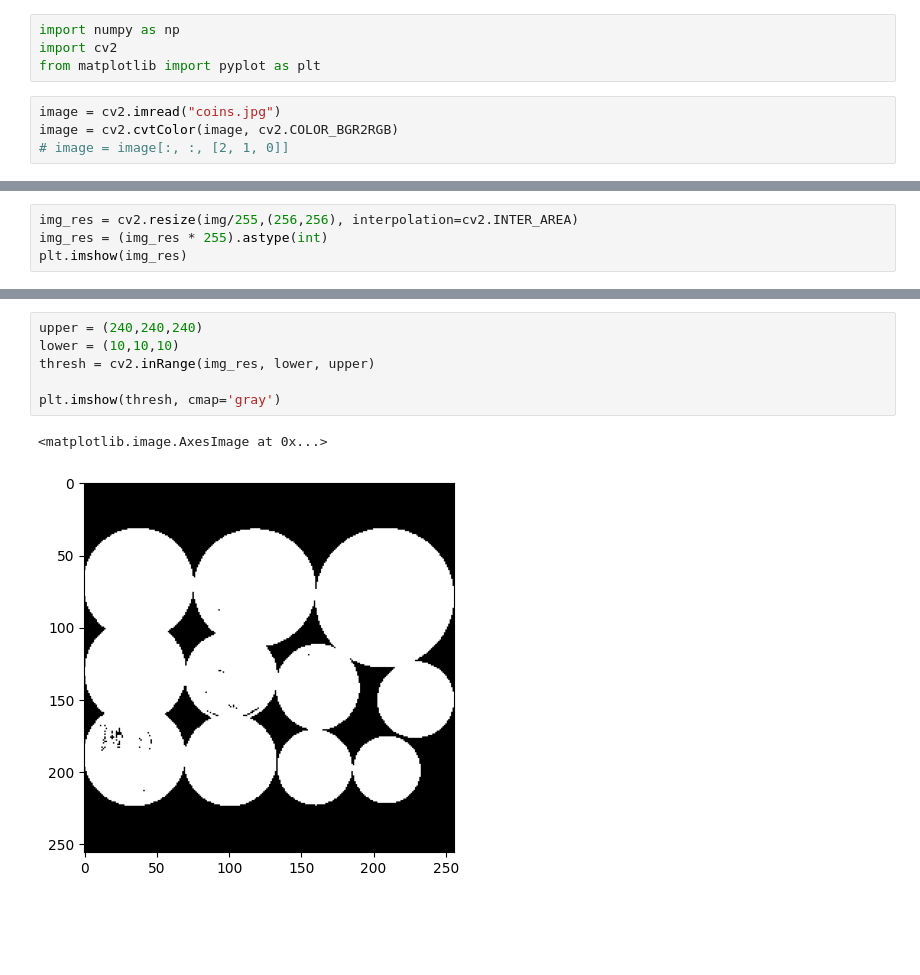
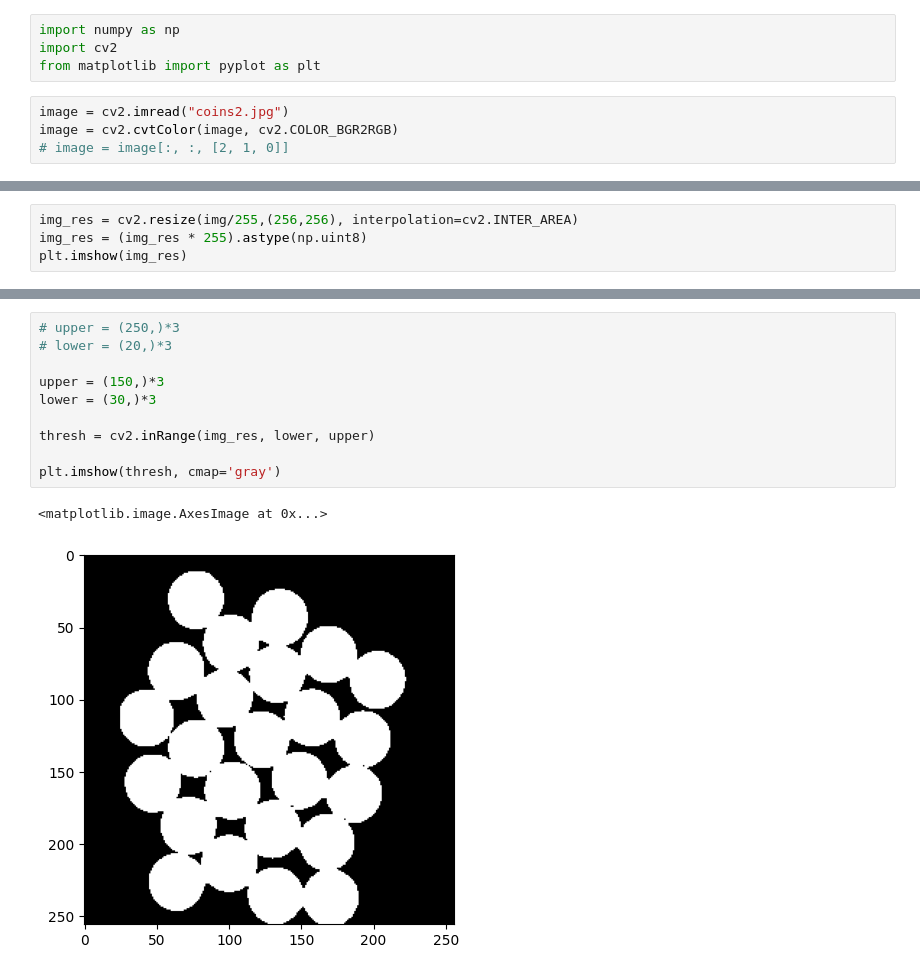
Before and after one commit to Dezzelshipc/CompMath, a Jupyter notebook: sem7-ai-systems/lab1/lab1.ipynb, the cells around one changed output, grey strips where cells are left out. Cells and saved outputs as stored; diff of their text form; blank space fills up the shorter version.

```diff
--- a/sem7-ai-systems/lab1/lab1.ipynb
+++ b/sem7-ai-systems/lab1/lab1.ipynb
@@ -3,7 +3,7 @@ import numpy as np
 import cv2
 from matplotlib import pyplot as plt
 # %%
-image = cv2.imread("coins.jpg")
+image = cv2.imread("coins2.jpg")
 image = cv2.cvtColor(image, cv2.COLOR_BGR2RGB)
 # image = image[:, :, [2, 1, 0]]
 # %%
@@ -28,6 +28,6 @@ plt.imshow(img)
 # %%
 img_res = cv2.resize(img/255,(256,256), interpolation=cv2.INTER_AREA)
-img_res = (img_res * 255).astype(int)
+img_res = (img_res * 255).astype(np.uint8)
 plt.imshow(img_res)
 # %% [output]
 <matplotlib.image.AxesImage at 0x...>
@@ -35,12 +35,16 @@ plt.imshow(img_res)
 # %%
-upper = (240,240,240)
-lower = (10,10,10)
+# upper = (250,)*3
+# lower = (20,)*3
+
+upper = (150,)*3
+lower = (30,)*3
+
 thresh = cv2.inRange(img_res, lower, upper)
 
 plt.imshow(thresh, cmap='gray')
 # %% [output]
 <matplotlib.image.AxesImage at 0x...>
-[figure, old version]
+[figure, new version]
 # %%
 contours = cv2.findContours(thresh , cv2.RETR_EXTERNAL, cv2.CHAIN_APPROX_SIMPLE)
 contours = contours[0] if len(contours) == 2 else contours[1]
```
Also changed, not shown: parts of 14 cells of this notebook, 8 other files.
